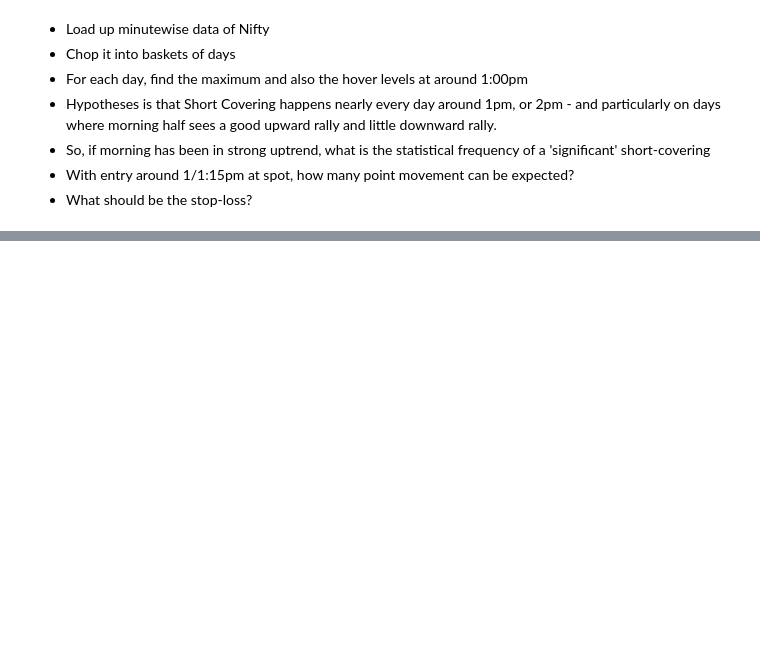
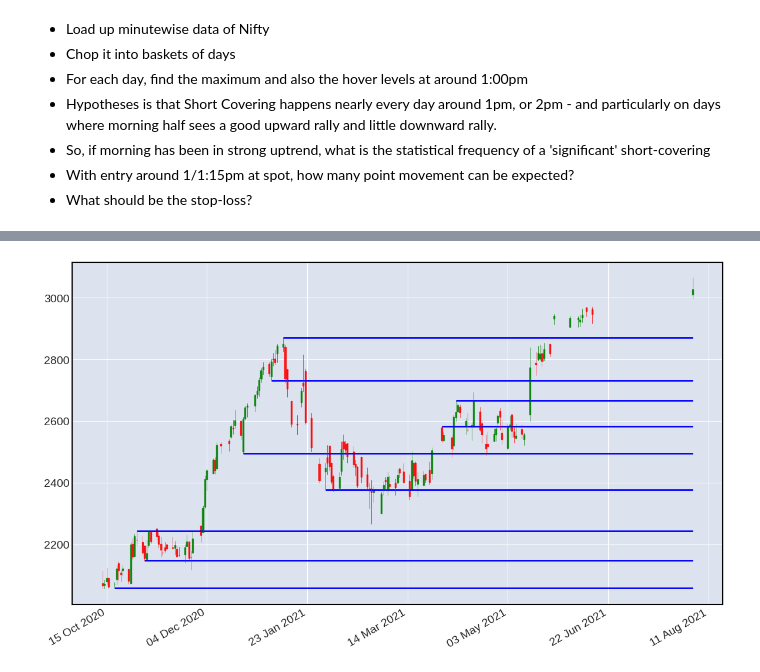
Before and after one commit to anshulthakur/experimental, a Jupyter notebook: analytics/stocks/Stocks Visualization.ipynb, the cells around one changed output, grey strips where cells are left out. Saved outputs shown, nothing was run; the diff lists cells and outputs as text; code cells hidden in the pictures; blank space fills up the shorter version.

```diff
--- a/analytics/stocks/Stocks Visualization.ipynb
+++ b/analytics/stocks/Stocks Visualization.ipynb
@@ -66,0 +135,23 @@ df['closing'].plot()
+# %%
+def isFarFromLevel(l, margin, levels):
+  return np.sum([abs(l-x) < margin  for x in levels]) == 0
+# %%
+margin =  np.mean(df_1['High'] - df_1['Low'])
+# %%
+levels = []
+for i in range(2,df_1.shape[0]-2):
+  if isSupport(df_1,i):
+    l = df['Low'][i]
+
+    if isFarFromLevel(l, margin, levels):
+      levels.append((i,l))
+
+  elif isResistance(df_1,i):
+    l = df['High'][i]
+
+    if isFarFromLevel(l, margin, levels):
+      levels.append((i,l))
+# %%
+plot_all(df_1, levels)
+# %% [output]
+[figure, added]
```
Also changed, not shown: parts of 18 cells of this notebook, 1 other file.
